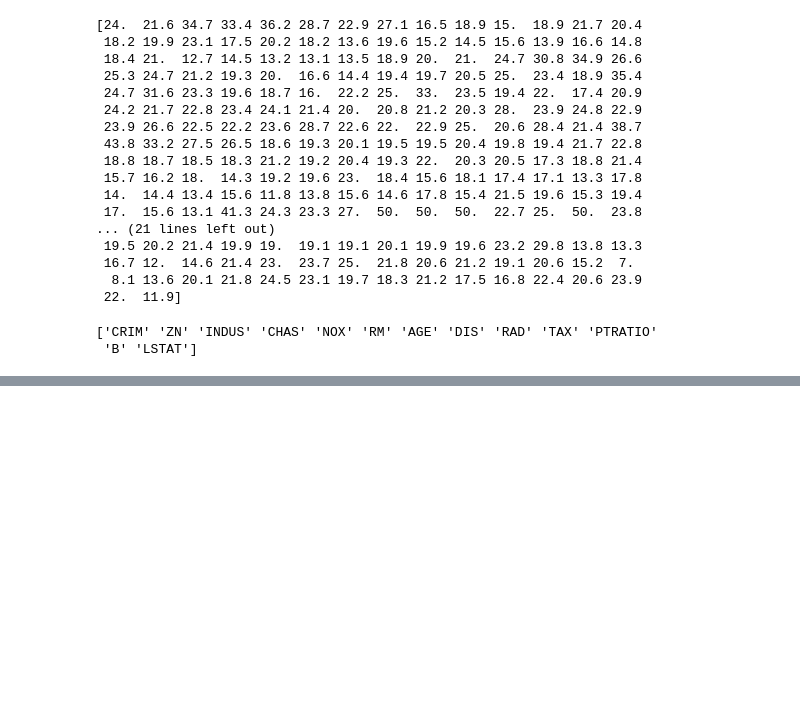
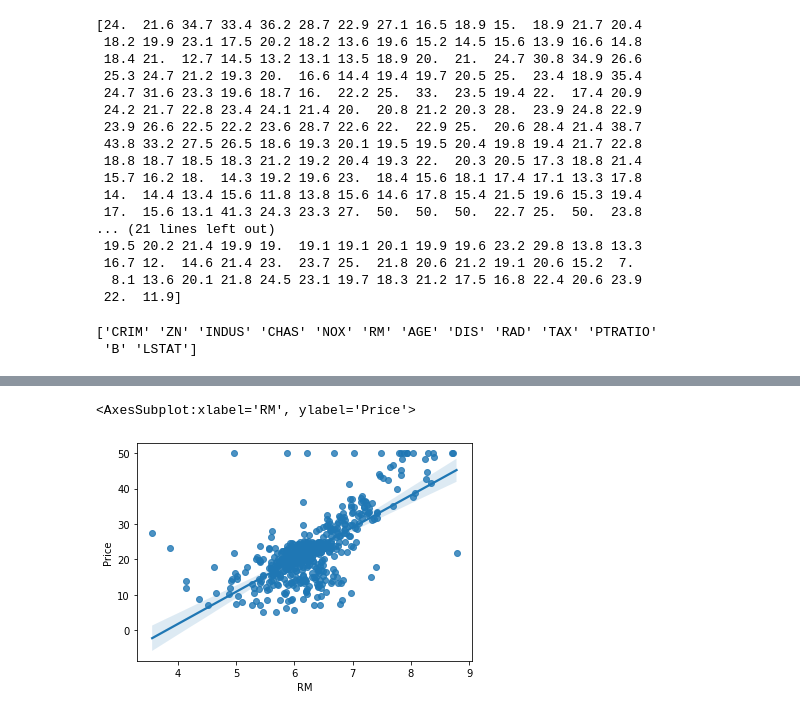
Before and after one commit to charanhu/ML_End2End_Implementaion_Deployment, a Jupyter notebook: Linear_regression_ML_implementation.ipynb, the cells around one changed output, grey strips where cells are left out. Cells and saved outputs as stored; diff of their text form; code cells hidden in the pictures; blank space fills up the shorter version.

```diff
--- a/Linear_regression_ML_implementation.ipynb
+++ b/Linear_regression_ML_implementation.ipynb
@@ -93,0 +234,6 @@ print(boston.feature_names)
+# %%
+# regplot between the features RM and Price
+sns.regplot(x=dataset['RM'], y=dataset['Price'], data=dataset)
+# %% [output]
+<AxesSubplot:xlabel='RM', ylabel='Price'>
+[figure, added]
```
Also changed, not shown: parts of 29 cells of this notebook.
